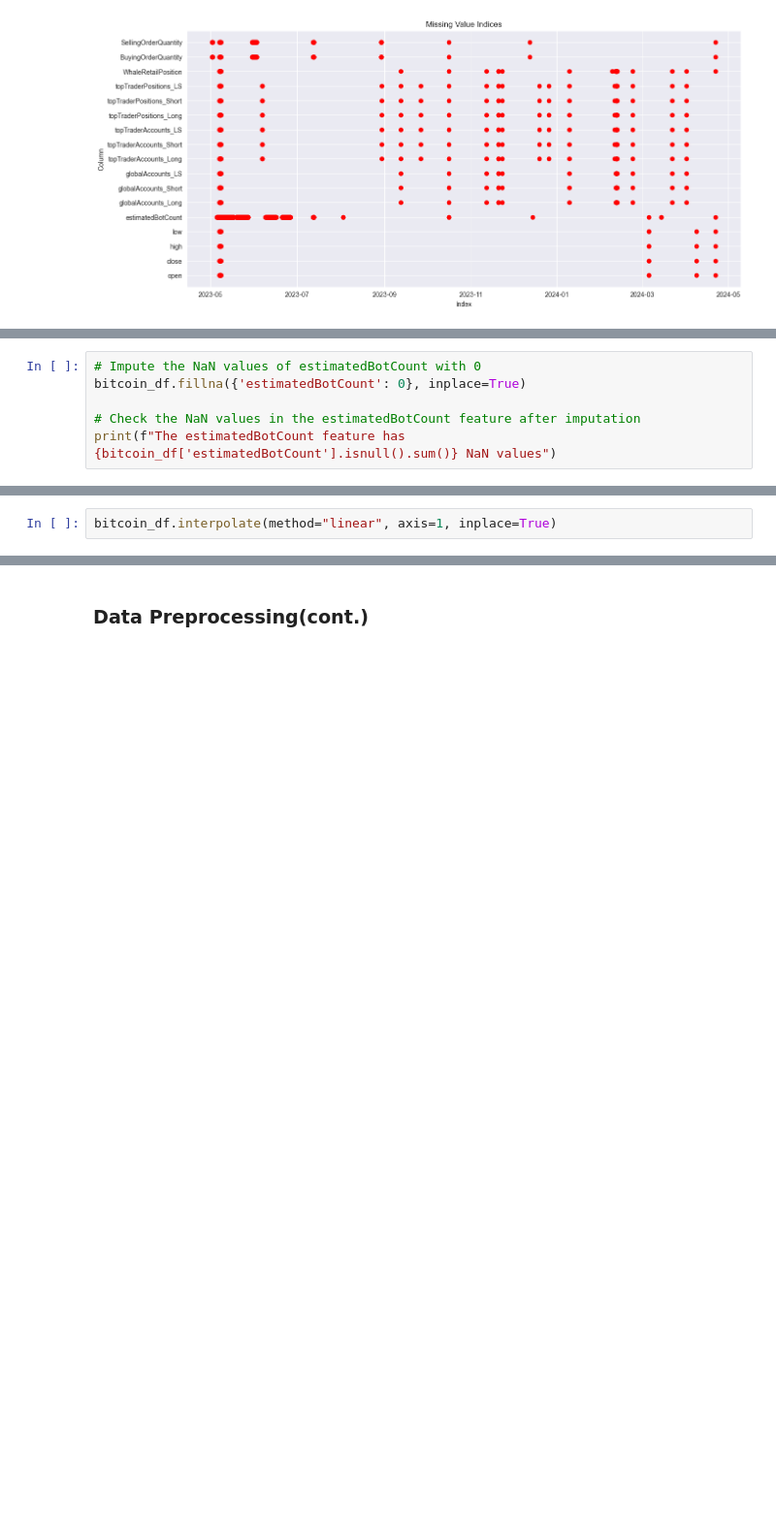
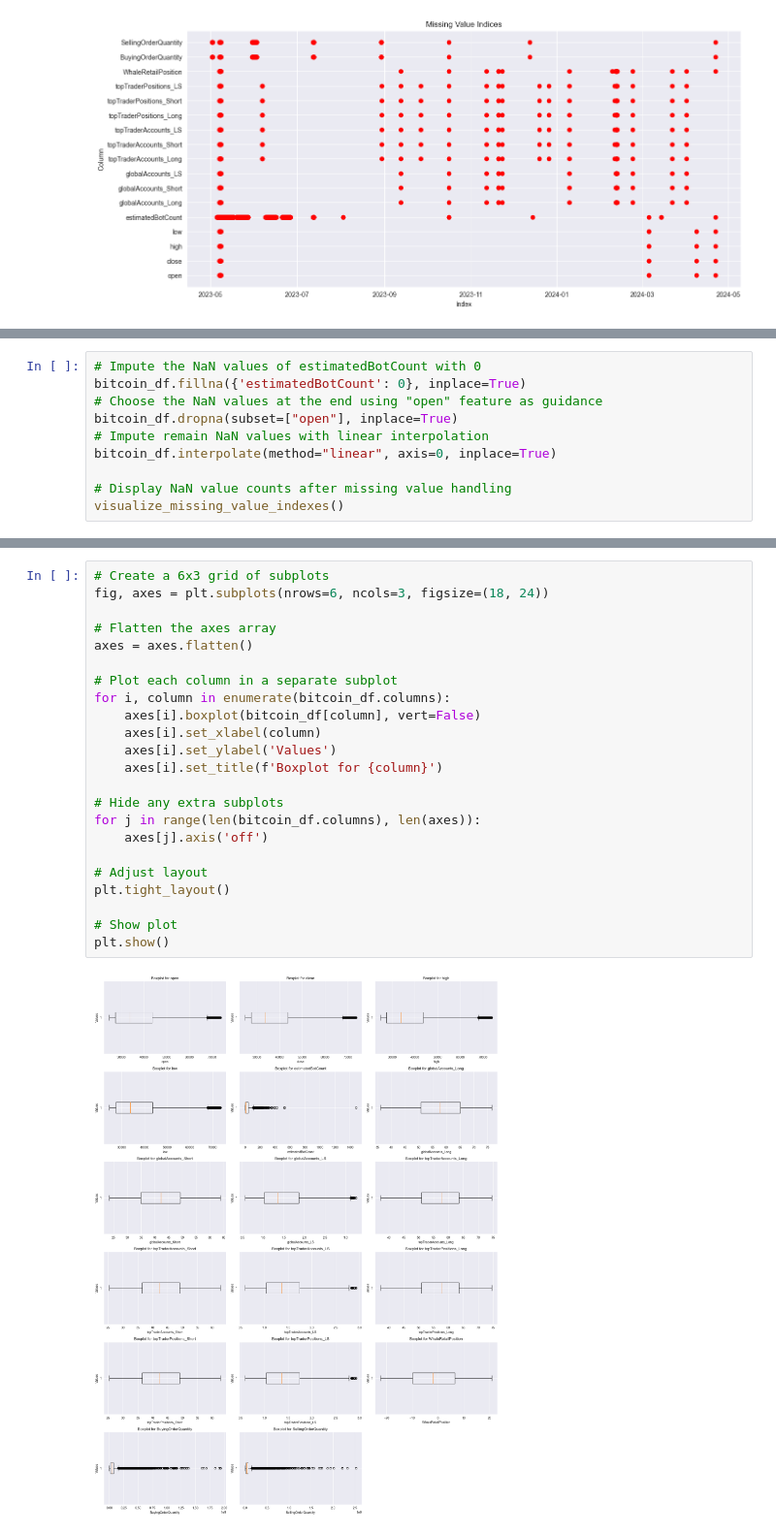
Before and after one commit to emrecobann/SurfingBTCWaves, a Jupyter notebook: SurfingBTC.ipynb, the cells around one changed output, grey strips where cells are left out. Shown at 97% size. Drawn from its saved outputs; the diff is of its cells as text; blank space fills up the shorter version.

Commit message:
feat(SurfingBTC.ipynb): Exploratory Data Analysis and Preprocessing Completed

```diff
--- a/SurfingBTC.ipynb
+++ b/SurfingBTC.ipynb
@@ -190,7 +216,11 @@ visualize_missing_value_indexes()
 # %%
 # Impute the NaN values of estimatedBotCount with 0
 bitcoin_df.fillna({'estimatedBotCount': 0}, inplace=True)
+# Choose the NaN values at the end using "open" feature as guidance
+bitcoin_df.dropna(subset=["open"], inplace=True)
+# Impute remain NaN values with linear interpolation
+bitcoin_df.interpolate(method="linear", axis=0, inplace=True)
 
-# Check the NaN values in the estimatedBotCount feature after imputation
-print(f"The estimatedBotCount feature has {bitcoin_df['estimatedBotCount'].isnull().sum()} NaN values")
+# Display NaN value counts after missing value handling
+visualize_missing_value_indexes()
 # %% [output]
@@ -206,2 +227,0 @@ visualize_missing_value_indexes()
-# %%
-bitcoin_df.interpolate(method="linear", axis=1, inplace=True)
@@ -294,2 +230,25 @@ plot_boxplots(files, intervals)
-# %% [markdown]
-### Data Preprocessing(cont.)
+# %%
+# Create a 6x3 grid of subplots
+fig, axes = plt.subplots(nrows=6, ncols=3, figsize=(18, 24))
+
+# Flatten the axes array
+axes = axes.flatten()
+
+# Plot each column in a separate subplot
+for i, column in enumerate(bitcoin_df.columns):
+    axes[i].boxplot(bitcoin_df[column], vert=False)
+    axes[i].set_xlabel(column)
+    axes[i].set_ylabel('Values')
+    axes[i].set_title(f'Boxplot for {column}')
+
+# Hide any extra subplots
+for j in range(len(bitcoin_df.columns), len(axes)):
+    axes[j].axis('off')
+
+# Adjust layout
+plt.tight_layout()
+
+# Show plot
+plt.show()
+# %% [output]
+[figure, added]
```
Also changed, not shown: parts of 17 cells of this notebook.
